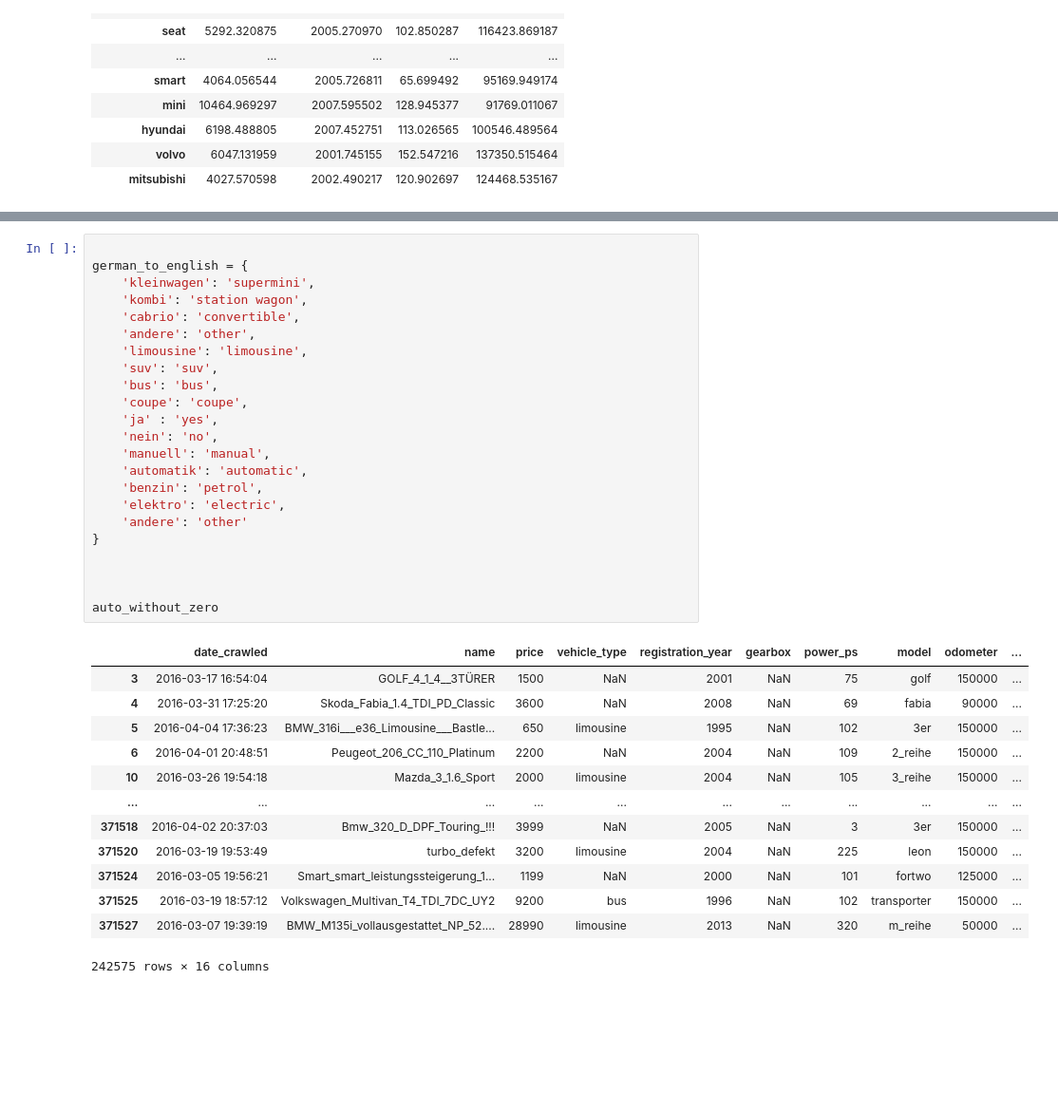
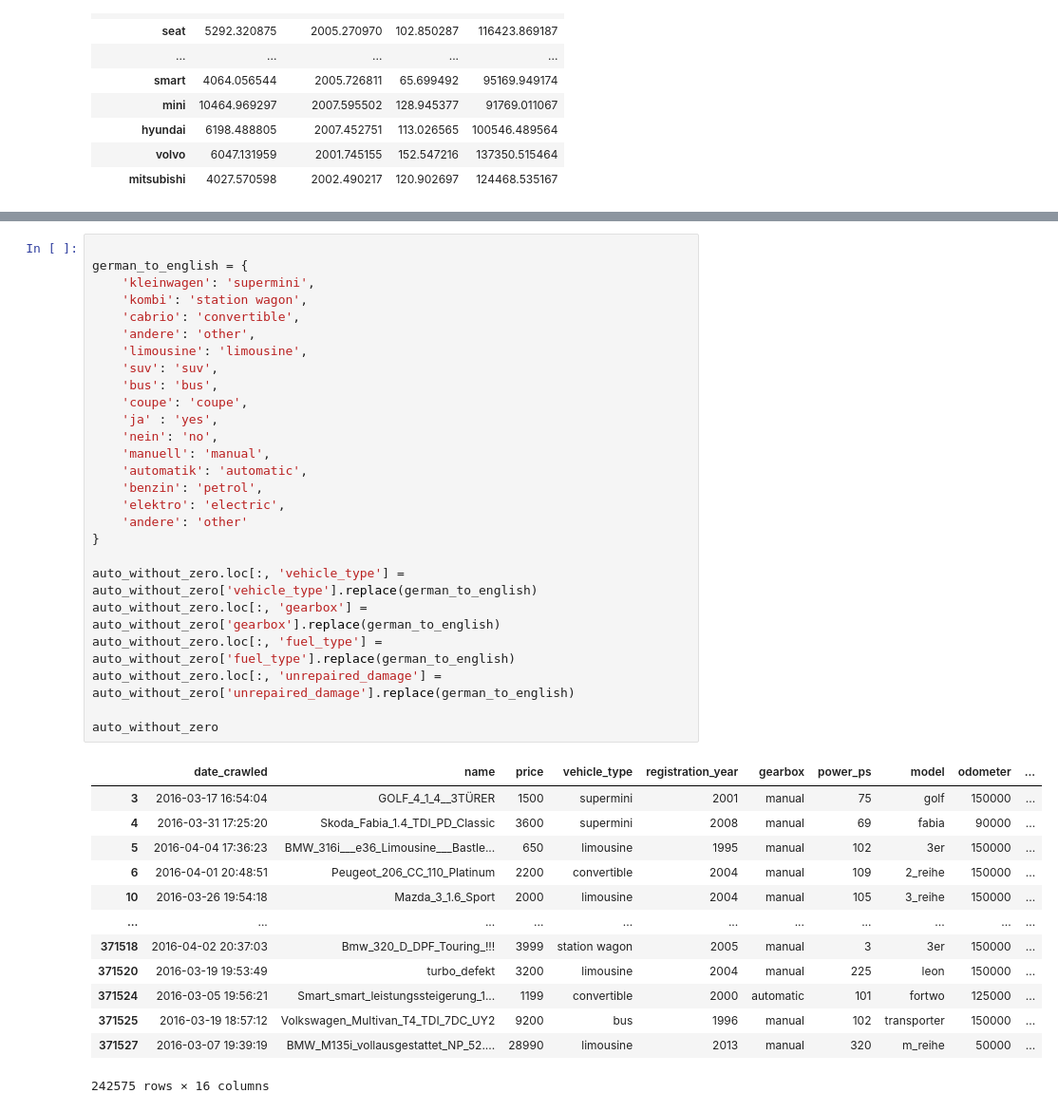
Before and after one commit to Henri377/Exploring-eBay-Car-Sales, a Jupyter notebook: ExploringEbayCarSales.ipynb, the cells around one changed output, grey strips where cells are left out. Shown: that part at 95% size. Cells and saved outputs as stored; diff of their text form; blank space fills up the shorter version.

```diff
--- a/ExploringEbayCarSales.ipynb
+++ b/ExploringEbayCarSales.ipynb
@@ -620,37 +625,40 @@ mean_values_df
 # %%
 
 german_to_english = {
     'kleinwagen': 'supermini',
     'kombi': 'station wagon',
     'cabrio': 'convertible',
     'andere': 'other',
     'limousine': 'limousine',
     'suv': 'suv',
     'bus': 'bus',
     'coupe': 'coupe',
     'ja' : 'yes',
     'nein': 'no',
     'manuell': 'manual',
     'automatik': 'automatic',
     'benzin': 'petrol',
     'elektro': 'electric',
     'andere': 'other'
 }
 
-
+auto_without_zero.loc[:, 'vehicle_type'] = auto_without_zero['vehicle_type'].replace(german_to_english)
+auto_without_zero.loc[:, 'gearbox'] = auto_without_zero['gearbox'].replace(german_to_english)
+auto_without_zero.loc[:, 'fuel_type'] = auto_without_zero['fuel_type'].replace(german_to_english)
+auto_without_zero.loc[:, 'unrepaired_damage'] = auto_without_zero['unrepaired_damage'].replace(german_to_english)
 
 auto_without_zero
 # %% [output]
 |  | date_crawled | name | price | vehicle_type | registration_year | gearbox | power_ps | model | odometer | ... |
-| 3 | 2016-03-17 16:54:04 | GOLF_4_1_4__3TÜRER | 1500 | NaN | 2001 | NaN | 75 | golf | 150000 | ... |
-| 4 | 2016-03-31 17:25:20 | Skoda_Fabia_1.4_TDI_PD_Classic | 3600 | NaN | 2008 | NaN | 69 | fabia | 90000 | ... |
-| 5 | 2016-04-04 17:36:23 | BMW_316i___e36_Limousine___Bastle... | 650 | limousine | 1995 | NaN | 102 | 3er | 150000 | ... |
-| 6 | 2016-04-01 20:48:51 | Peugeot_206_CC_110_Platinum | 2200 | NaN | 2004 | NaN | 109 | 2_reihe | 150000 | ... |
-| 10 | 2016-03-26 19:54:18 | Mazda_3_1.6_Sport | 2000 | limousine | 2004 | NaN | 105 | 3_reihe | 150000 | ... |
+| 3 | 2016-03-17 16:54:04 | GOLF_4_1_4__3TÜRER | 1500 | supermini | 2001 | manual | 75 | golf | 150000 | ... |
+| 4 | 2016-03-31 17:25:20 | Skoda_Fabia_1.4_TDI_PD_Classic | 3600 | supermini | 2008 | manual | 69 | fabia | 90000 | ... |
+| 5 | 2016-04-04 17:36:23 | BMW_316i___e36_Limousine___Bastle... | 650 | limousine | 1995 | manual | 102 | 3er | 150000 | ... |
+| 6 | 2016-04-01 20:48:51 | Peugeot_206_CC_110_Platinum | 2200 | convertible | 2004 | manual | 109 | 2_reihe | 150000 | ... |
+| 10 | 2016-03-26 19:54:18 | Mazda_3_1.6_Sport | 2000 | limousine | 2004 | manual | 105 | 3_reihe | 150000 | ... |
 | ... | ... | ... | ... | ... | ... | ... | ... | ... | ... | ... |
-| 371518 | 2016-04-02 20:37:03 | Bmw_320_D_DPF_Touring_!!! | 3999 | NaN | 2005 | NaN | 3 | 3er | 150000 | ... |
-| 371520 | 2016-03-19 19:53:49 | turbo_defekt | 3200 | limousine | 2004 | NaN | 225 | leon | 150000 | ... |
-| 371524 | 2016-03-05 19:56:21 | Smart_smart_leistungssteigerung_1... | 1199 | NaN | 2000 | NaN | 101 | fortwo | 125000 | ... |
-| 371525 | 2016-03-19 18:57:12 | Volkswagen_Multivan_T4_TDI_7DC_UY2 | 9200 | bus | 1996 | NaN | 102 | transporter | 150000 | ... |
-| 371527 | 2016-03-07 19:39:19 | BMW_M135i_vollausgestattet_NP_52.... | 28990 | limousine | 2013 | NaN | 320 | m_reihe | 50000 | ... |
+| 371518 | 2016-04-02 20:37:03 | Bmw_320_D_DPF_Touring_!!! | 3999 | station wagon | 2005 | manual | 3 | 3er | 150000 | ... |
+| 371520 | 2016-03-19 19:53:49 | turbo_defekt | 3200 | limousine | 2004 | manual | 225 | leon | 150000 | ... |
+| 371524 | 2016-03-05 19:56:21 | Smart_smart_leistungssteigerung_1... | 1199 | convertible | 2000 | automatic | 101 | fortwo | 125000 | ... |
+| 371525 | 2016-03-19 18:57:12 | Volkswagen_Multivan_T4_TDI_7DC_UY2 | 9200 | bus | 1996 | manual | 102 | transporter | 150000 | ... |
+| 371527 | 2016-03-07 19:39:19 | BMW_M135i_vollausgestattet_NP_52.... | 28990 | limousine | 2013 | manual | 320 | m_reihe | 50000 | ... |
 242575 rows × 16 columns
```
Also changed, not shown: parts of 4 cells of this notebook.
